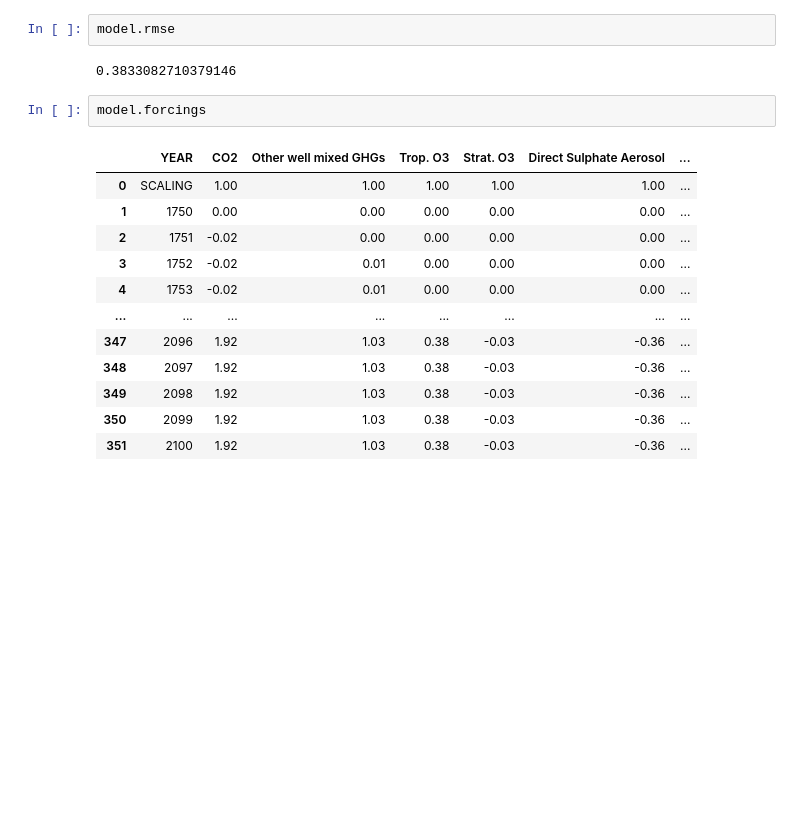
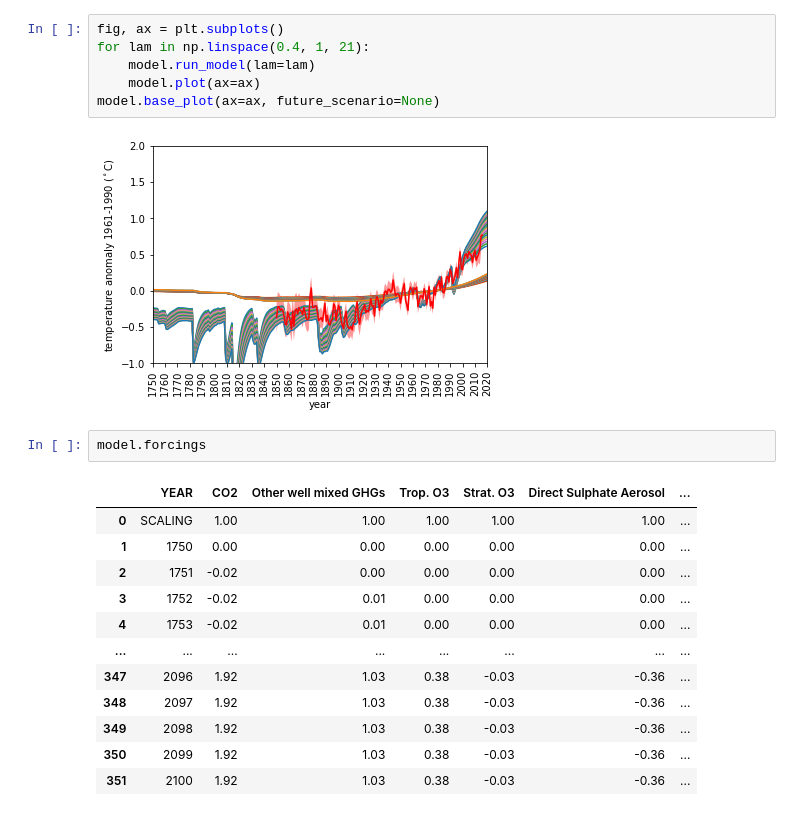
Before and after one commit to markmuetz/two_layer_ocean_climate_model, a Jupyter notebook: climate_model_experimentation.ipynb, the cells around one changed output. Saved outputs shown, nothing was run; the diff lists cells and outputs as text; blank space fills up the shorter version.

Commit message:
Make it nicer to call ClimateModel directly. Fix filename.

```diff
--- a/climate_model_experimentation.ipynb
+++ b/climate_model_experimentation.ipynb
@@ -41,9 +43,13 @@ ui.display()
 VBox(children=(Dropdown(description='Future scenaro:', layout=Layout(grid_area='widget001'), options=(None, 'S…
 [interactive output not drawn]
 # %%
-model.rmse
+fig, ax = plt.subplots()
+for lam in np.linspace(0.4, 1, 21):
+    model.run_model(lam=lam)
+    model.plot(ax=ax)
+model.base_plot(ax=ax, future_scenario=None)
 # %% [output]
-0.3833082710379146
+[figure, added]
 # %%
 model.forcings
 # %% [output]
```
Also changed, not shown: parts of 2 cells of this notebook, 2 other files.
